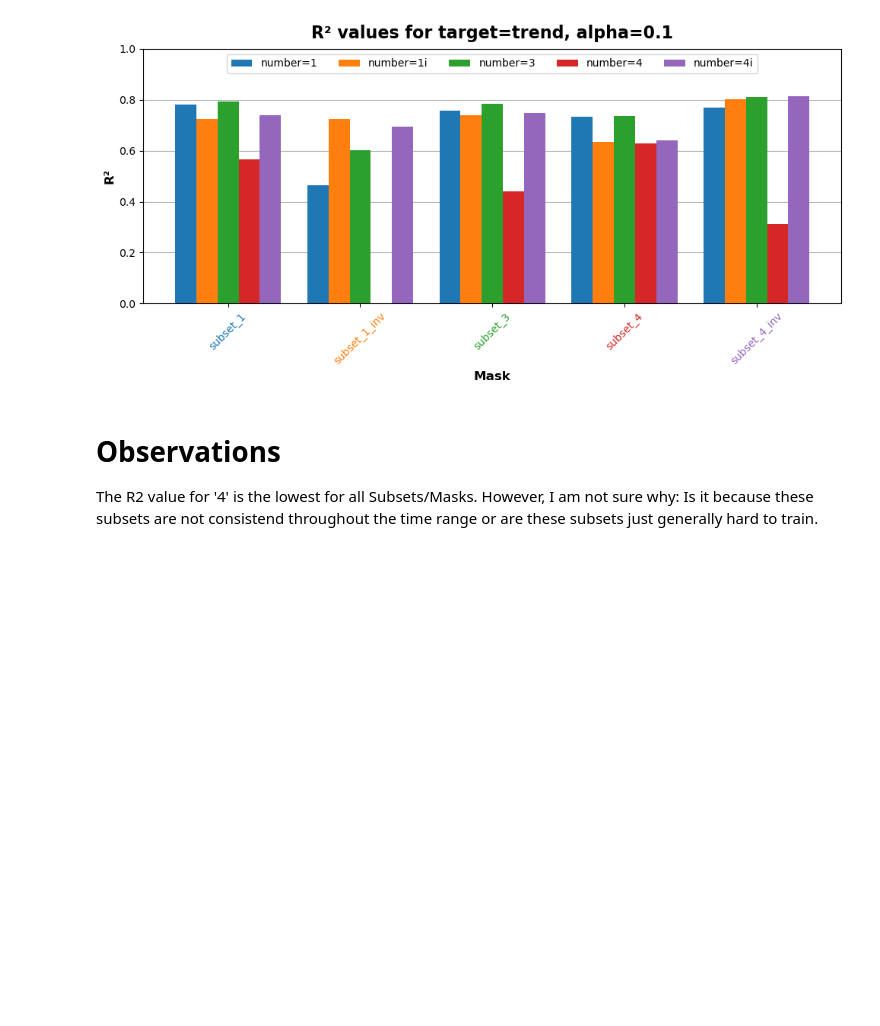
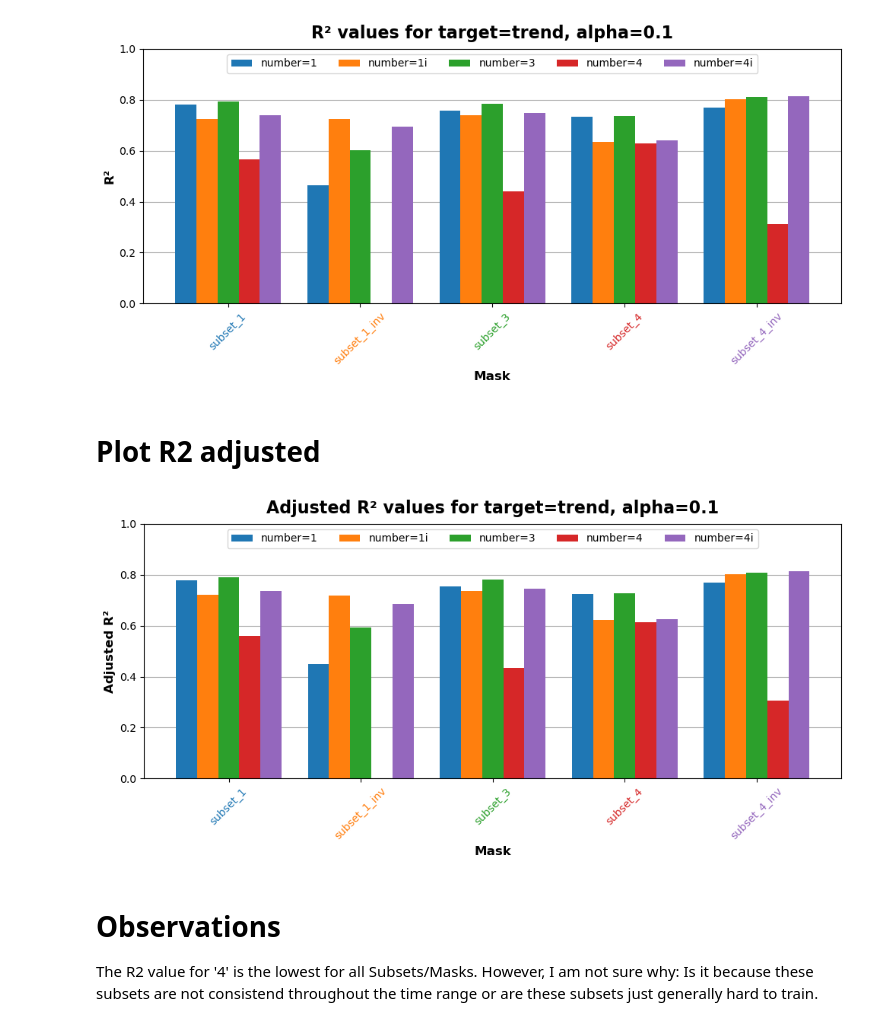
Before and after one commit to David-Student-Bern/MT, a Jupyter notebook: Analysis/modeling/tscv_subsets.ipynb, the cells around one changed output. Saved outputs shown, nothing was run; the diff lists cells and outputs as text; code cells hidden in the pictures; blank space fills up the shorter version.

```diff
--- a/Analysis/modeling/tscv_subsets.ipynb
+++ b/Analysis/modeling/tscv_subsets.ipynb
@@ -155,6 +155,7 @@ masks = {
 # %%
 predictions = {}
 r2_values = {}
+r2_adj_values = {}
 
 for target in pipelines.keys():
     for number in pipelines[target].keys():
@@ -177,6 +178,13 @@ for target in pipelines.keys():
                     y_test_pred
                 )
 
+                n = len(y_test[active_mask])
+                # number of active parameters
+                coefs = pipeline.named_steps['lasso'].coef_
+                p = np.sum(np.any(coefs != 0, axis=0))
+                # adjusted R2
+                r2_adj = 1 - (1 - r2) * (n - 1) / (n - p - 1)
+
                 # store predictions and R2 values
                 predictions.setdefault(target, {}) \
                            .setdefault(number, {}) \
@@ -184,10 +192,13 @@ for target in pipelines.keys():
                 r2_values.setdefault(target, {}) \
                          .setdefault(number, {}) \
                          .setdefault(mask_name, {})[alpha] = r2
+                r2_adj_values.setdefault(target, {}) \
+                             .setdefault(number, {}) \
+                             .setdefault(mask_name, {})[alpha] = r2_adj
 # %% [markdown]
 # Plot
 # %%
-def plot_r2_bars(r2_values, target, alpha):
+def plot_r2_bars(r2_values, target, alpha, adjusted=False):
     numbers = sorted(r2_values[target].keys())
 
     # Collect all mask names across numbers
@@ -224,10 +235,10 @@ def plot_r2_bars(r2_values, target, alpha):
     colors = plt.cm.tab10(range(len(mask_names)))
     for tick, color in zip(ax.get_xticklabels(), colors):
         tick.set_color(color)
-    ax.set_ylabel("R²")
+    ax.set_ylabel("Adjusted R²" if adjusted else "R²")
     ax.set_ylim(0, 1.0)
     ax.set_xlabel("Mask")
-    ax.set_title(f"R² values for target={target}, alpha={alpha}")
+    ax.set_title(f"{'Adjusted ' if adjusted else ''}R² values for target={target}, alpha={alpha}")
     ax.yaxis.grid(True)
     ax.set_axisbelow(True)
     ax.legend(loc='upper center', ncol=n_numbers)
@@ -241,6 +254,17 @@ plot_r2_bars(
 )
 # %% [output]
 [figure]
+# %% [markdown]
+# Plot R2 adjusted
+# %%
+plot_r2_bars(
+    r2_adj_values,
+    target="trend",
+    alpha=0.1,
+    adjusted=True
+)
+# %% [output]
+[figure, added]
 # %% [markdown]
 # Observations
 The R2 value for '4' is the lowest for all Subsets/Masks. However, I am not sure why: Is it because these subsets are not consistend throughout the time range or are these subsets just generally hard to train.
```
Also changed, not shown: parts of 1 cell of this notebook, 6 other files.
